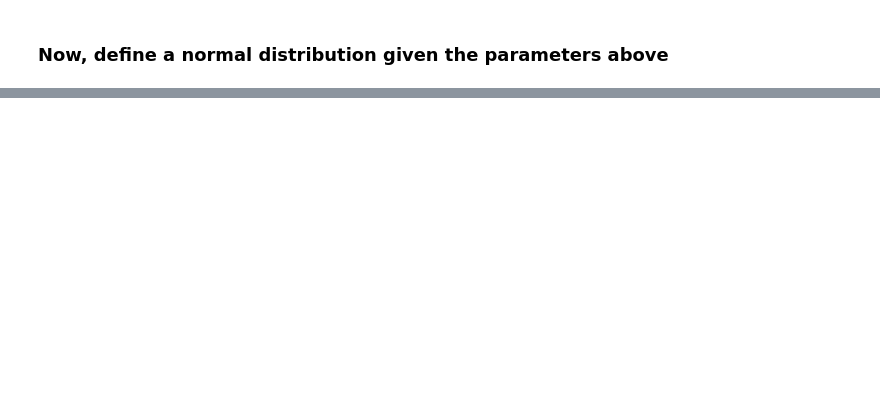
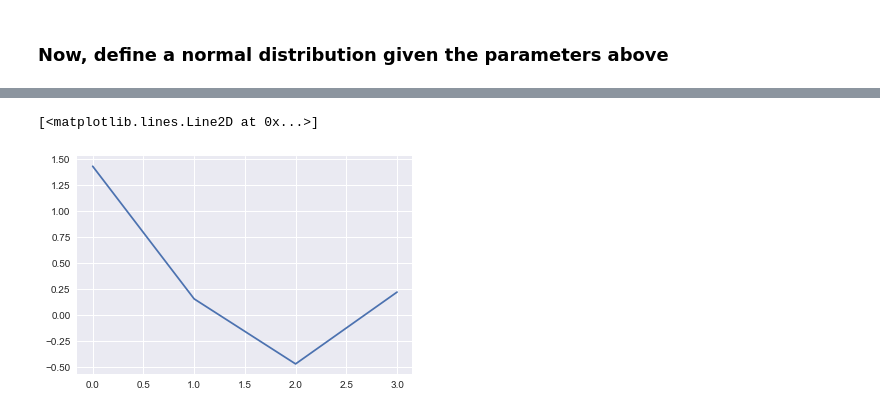
Before and after one commit to jonhilgart22/advanced_stats, a Jupyter notebook: final_project/Experimenting with GPs.ipynb, the cells around one changed output, grey strips where cells are left out. Saved outputs shown, nothing was run; the diff lists cells and outputs as text; code cells hidden in the pictures; blank space fills up the shorter version.

```diff
--- a/final_project/Experimenting with GPs.ipynb
+++ b/final_project/Experimenting with GPs.ipynb
@@ -230,0 +332,6 @@ plt.plot(range(-100,100),[predictive_normal_noisy.pdf(i) for i in range(-100,100
+# %%
+plt.plot([np.mean(predicted_points[0]), np.mean(predicted_points[1]), np.mean(predicted_points[2]),
+         np.mean(predicted_points[3])])
+# %% [output]
+[<matplotlib.lines.Line2D at 0x...>]
+[figure, added]
```
Also changed, not shown: parts of 22 cells of this notebook.
